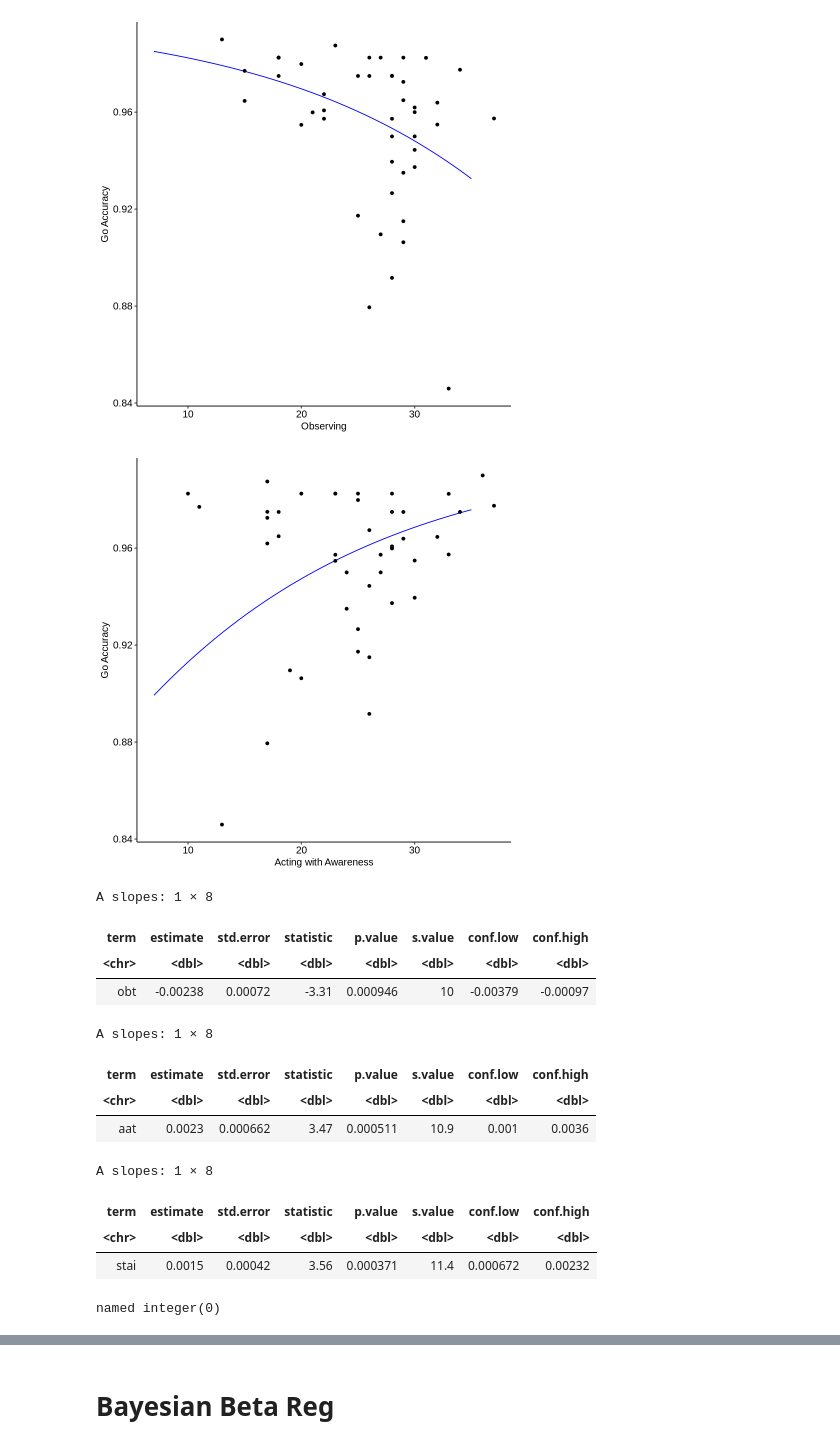
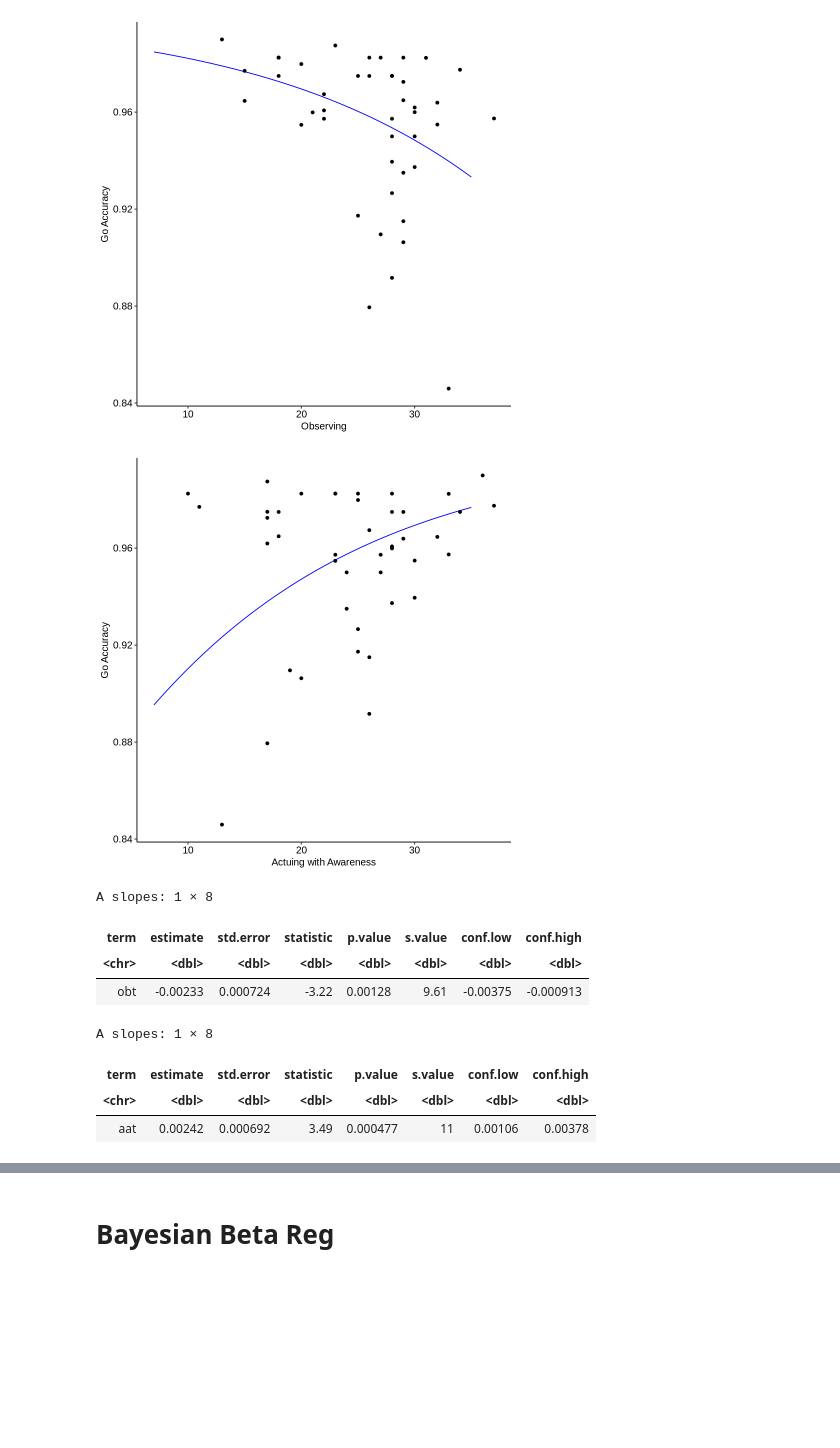
Before and after one commit to pavgreen9/EEGMANYLABS, a Jupyter notebook: Amodio et al. (2007) and Amodio et al. (2008)/Final.ipynb, the cells around one changed output, grey strips where cells are left out. Cells and saved outputs as stored; diff of their text form; code cells hidden in the pictures; blank space fills up the shorter version.

```diff
--- a/Amodio et al. (2007) and Amodio et al. (2008)/Final.ipynb
+++ b/Amodio et al. (2007) and Amodio et al. (2008)/Final.ipynb
@@ -835,6 +835,7 @@ Anderson-Darling          0.2976         0.5745
 ## Controlling for other facets
 # %%
 df <- data.frame(gc, ngc, fgc, fngc, obt, aat, dbt, nrt, njt, ffmqt, stai)
+df <- df[-c(36), ]
 beta_malt <- betareg(fgc ~ obt + aat + dbt + nrt + njt + stai, link = "logit", data = df) # remove precision because non sig
 summary(beta_malt)
 
@@ -894,45 +895,38 @@ ggplot() +
   ylab("Go Accuracy") + theme_pubr()
 # %% [output]
 [figure]
-# %%
-# Create a new data frame for prediction
-new_data <- data.frame(
-  aat = seq(7, 35, length.out = 100),
-  obt = mean(df$obt),
-  dbt = mean(df$dbt),
-  nrt = mean(df$nrt),
-  njt = mean(df$njt),
-  stai = mean(df$stai)
-)
-
-# Make predictions
-new_data$predicted_fgc <- predict(beta_malt, newdata = new_data, type = "response")
-
-# Plot the data with predicted line and actual data points
-ggplot() +
-  geom_line(data = new_data, aes(x = aat, y = predicted_fgc), color = "blue") +
-  geom_point(data = df, aes(x = aat, y = fgc), color = "black") +
-  xlab("Acting with Awareness") +
-  ylab("Go Accuracy") + theme_pubr()
-# %% [output]
-[figure, removed]
+# %%
+# Create a new data frame for prediction
+new_data <- data.frame(
+  aat = seq(7, 35, length.out = 100),
+  obt = mean(df$obt),
+  dbt = mean(df$dbt),
+  nrt = mean(df$nrt),
+  njt = mean(df$njt),
+  stai = mean(df$stai)
+)
+
+# Make predictions
+new_data$predicted_fgc <- predict(beta_malt, newdata = new_data, type = "response")
+
+# Plot the data with predicted line and actual data points
+ggplot() +
+  geom_line(data = new_data, aes(x = aat, y = predicted_fgc), color = "blue") +
+  geom_point(data = df, aes(x = aat, y = fgc), color = "black") +
+  xlab("Actuing with Awareness") +
+  ylab("Go Accuracy") + theme_pubr()
+# %% [output]
+[figure, added]
 # %%
 avg_slopes(beta_malt, variables = "obt")
 avg_slopes(beta_malt, variables = "aat")
-avg_slopes(beta_malt, variables = "stai")
-which(cooks.distance(beta_malt) > 1)
 # %% [output]
 A slopes: 1 × 8
 | term | estimate | std.error | statistic | p.value | s.value | conf.low | conf.high |
 | <chr> | <dbl> | <dbl> | <dbl> | <dbl> | <dbl> | <dbl> | <dbl> |
-| obt | -0.00238 | 0.00072 | -3.31 | 0.000946 | 10 | -0.00379 | -0.00097 |
+| obt | -0.00233 | 0.000724 | -3.22 | 0.00128 | 9.61 | -0.00375 | -0.000913 |
 A slopes: 1 × 8
 | term | estimate | std.error | statistic | p.value | s.value | conf.low | conf.high |
 | <chr> | <dbl> | <dbl> | <dbl> | <dbl> | <dbl> | <dbl> | <dbl> |
-| aat | 0.0023 | 0.000662 | 3.47 | 0.000511 | 10.9 | 0.001 | 0.0036 |
+| aat | 0.00242 | 0.000692 | 3.49 | 0.000477 | 11 | 0.00106 | 0.00378 |
-A slopes: 1 × 8
-| term | estimate | std.error | statistic | p.value | s.value | conf.low | conf.high |
-| <chr> | <dbl> | <dbl> | <dbl> | <dbl> | <dbl> | <dbl> | <dbl> |
-| stai | 0.0015 | 0.00042 | 3.56 | 0.000371 | 11.4 | 0.000672 | 0.00232 |
-named integer(0)
 # %%
```
Also changed, not shown: parts of 8 cells of this notebook.
